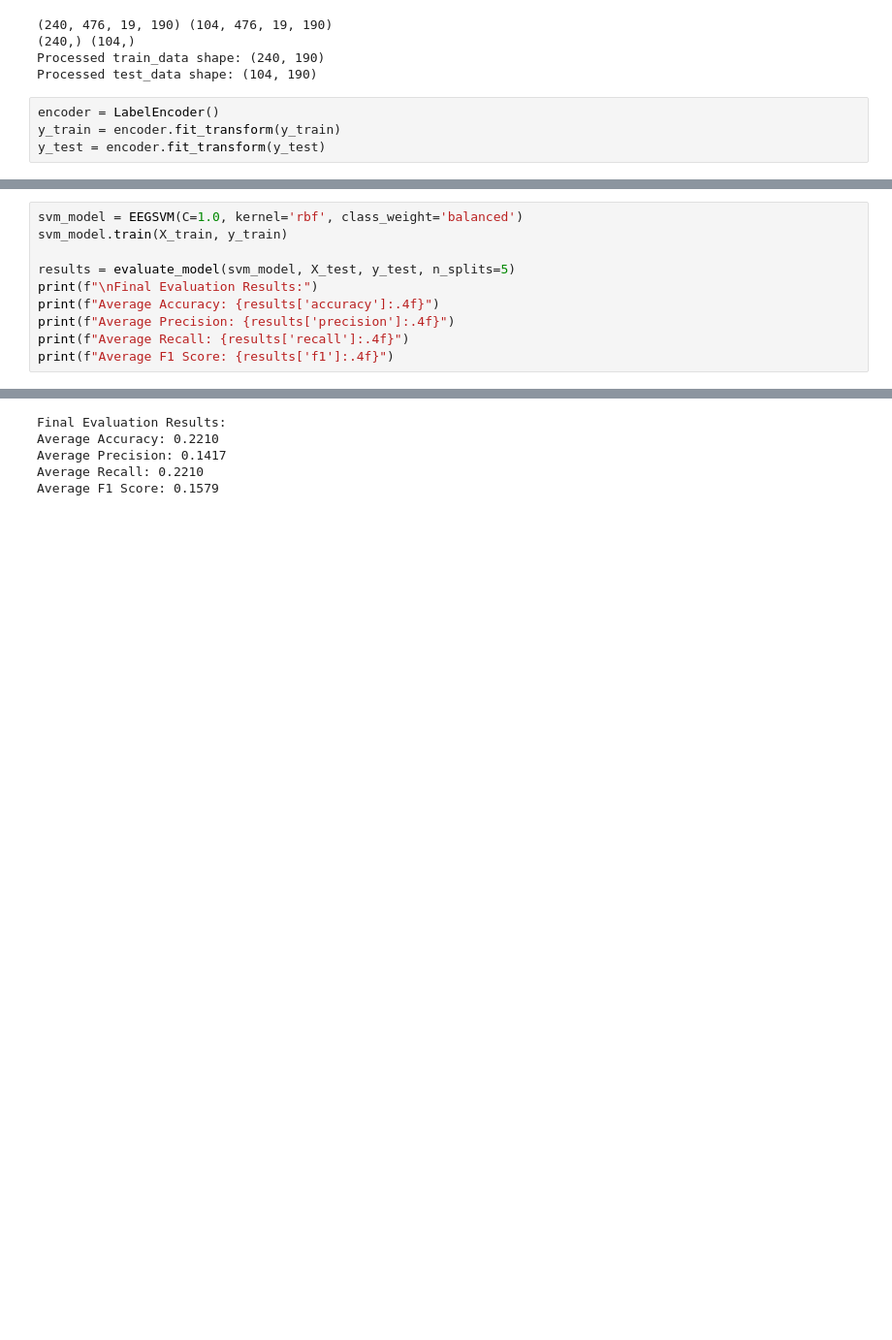
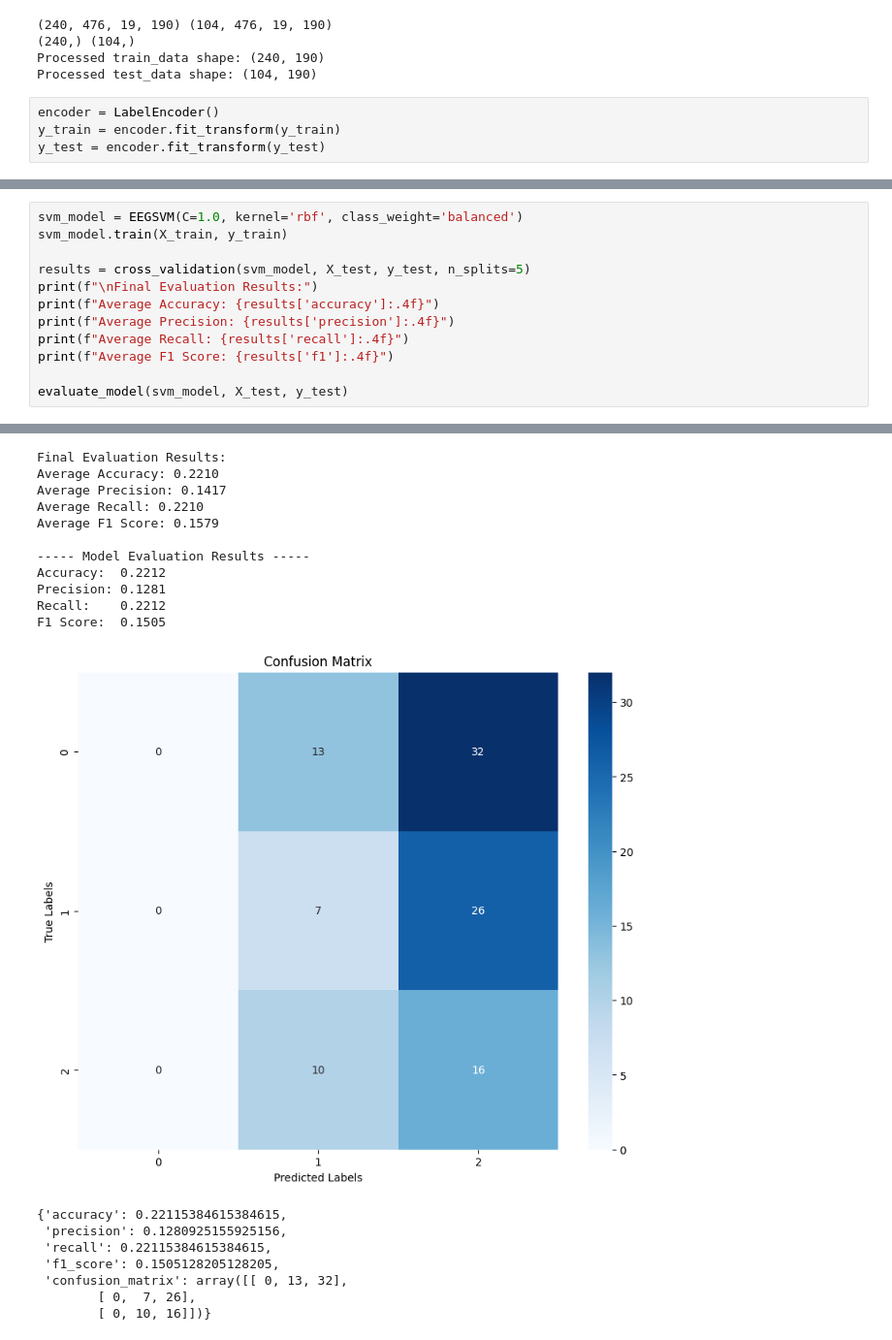
Before and after one commit to terka2610/alz_det_ML, a Jupyter notebook: milestone_2_baselineModel_augmentedData.ipynb, the cells around one changed output, grey strips where cells are left out. Shown: that part at 97% size. Saved outputs shown, nothing was run; the diff lists cells and outputs as text; blank space fills up the shorter version.

```diff
--- a/milestone_2_baselineModel_augmentedData.ipynb
+++ b/milestone_2_baselineModel_augmentedData.ipynb
@@ -988,33 +576,49 @@ Average F1 Score: 0.7619
 # %%
 svm_model = EEGSVM(C=1.0, kernel='rbf', class_weight='balanced')
 svm_model.train(X_train, y_train)
 
-results = evaluate_model(svm_model, X_test, y_test, n_splits=5)
+results = cross_validation(svm_model, X_test, y_test, n_splits=5)
 print(f"\nFinal Evaluation Results:")
 print(f"Average Accuracy: {results['accuracy']:.4f}")
 print(f"Average Precision: {results['precision']:.4f}")
 print(f"Average Recall: {results['recall']:.4f}")
 print(f"Average F1 Score: {results['f1']:.4f}")
+
+evaluate_model(svm_model, X_test, y_test)
 # %% [output]
 Training SVM model...
 Training accuracy: 0.3000
 Fold 1 - Accuracy: 0.2857, Precision: 0.1464, Recall: 0.2857, F1: 0.1818
 Fold 2 - Accuracy: 0.0952, Precision: 0.0254, Recall: 0.0952, F1: 0.0401
 Fold 3 - Accuracy: 0.1429, Precision: 0.0690, Recall: 0.1429, F1: 0.0731
 Fold 4 - Accuracy: 0.3810, Precision: 0.3743, Recall: 0.3810, F1: 0.3672
 Fold 5 - Accuracy: 0.2000, Precision: 0.0933, Recall: 0.2000, F1: 0.1273
 
 Average Metrics:
 Accuracy: 0.2210
 Precision: 0.1417
 Recall: 0.2210
 F1 Score: 0.1579
 [figure]
 Final Evaluation Results:
 Average Accuracy: 0.2210
 Average Precision: 0.1417
 Average Recall: 0.2210
 Average F1 Score: 0.1579
+
+----- Model Evaluation Results -----
+Accuracy:  0.2212
+Precision: 0.1281
+Recall:    0.2212
+F1 Score:  0.1505
+[figure, added]
+{'accuracy': 0.22115384615384615,
+ 'precision': 0.1280925155925156,
+ 'recall': 0.22115384615384615,
+ 'f1_score': 0.1505128205128205,
+ 'confusion_matrix': array([[ 0, 13, 32],
+        [ 0,  7, 26],
+        [ 0, 10, 16]])}
 # %%
 gb_model = EEGGradientBoost(
     n_estimators=100,
```
Also changed, not shown: parts of 9 cells of this notebook.
